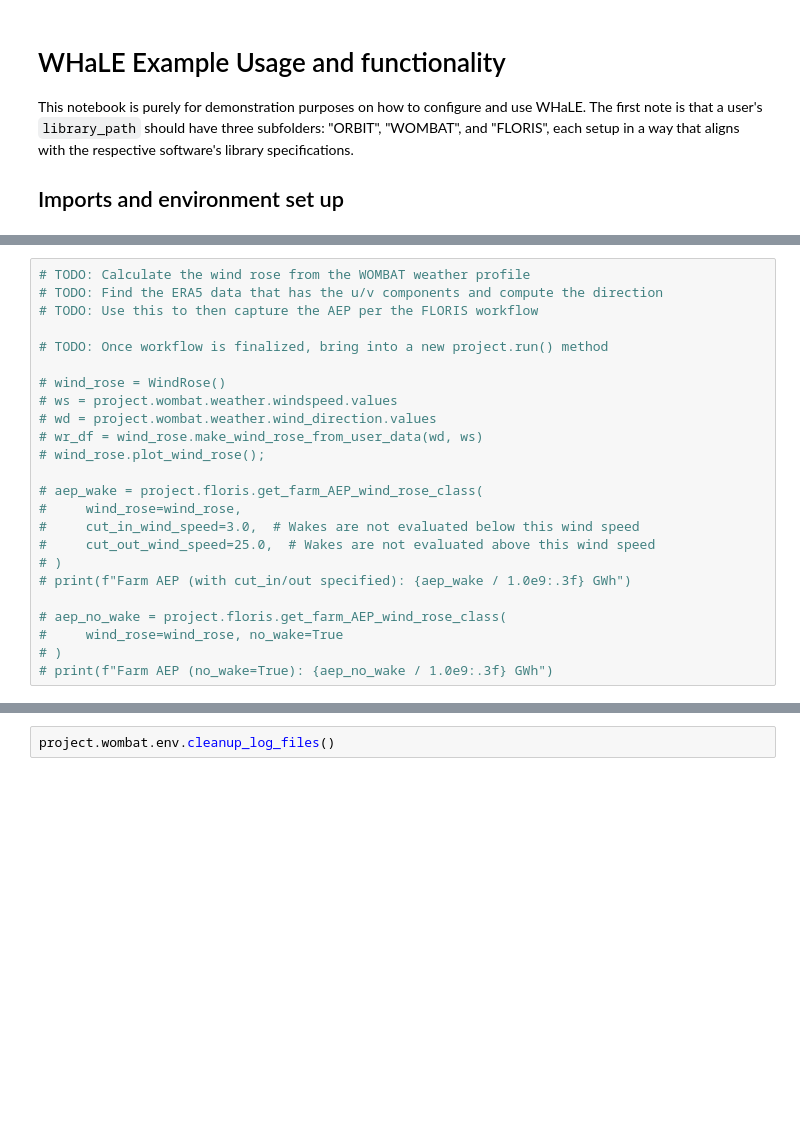
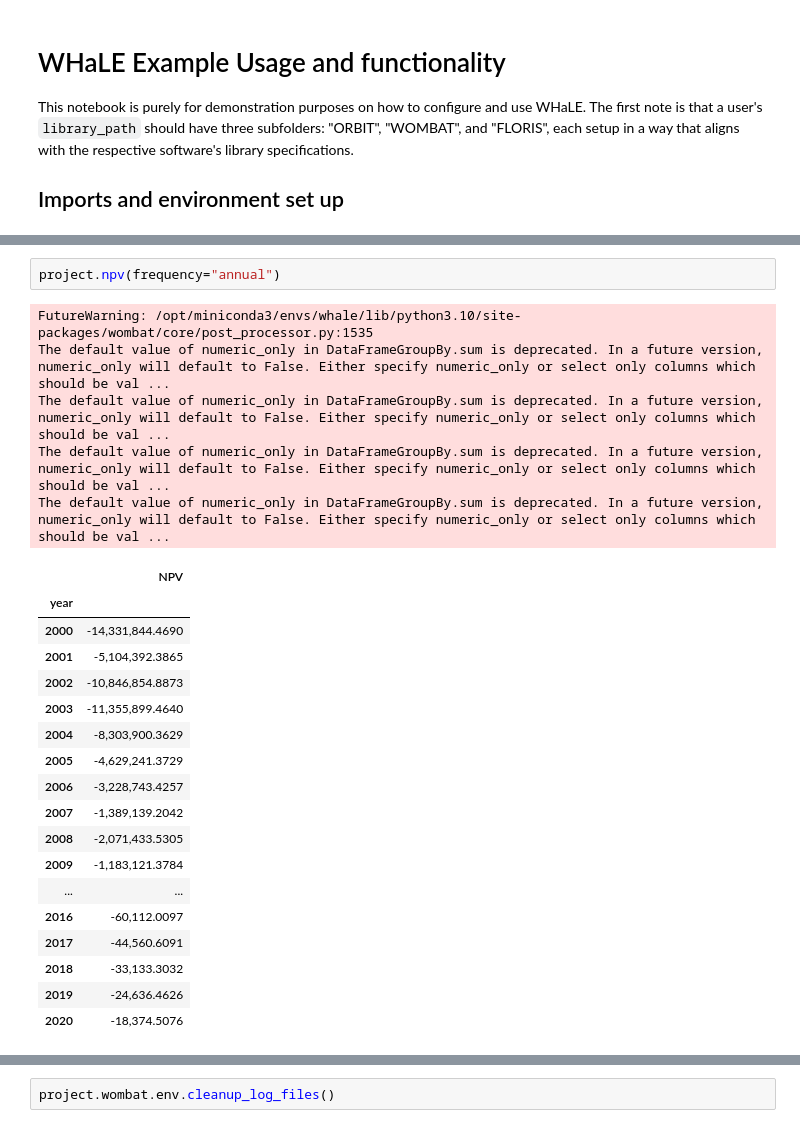
Before and after one commit to dmulash/wombat-upsizing-analysis, a Jupyter notebook: examples/How to Run WHaLe.ipynb, the cells around one changed output, grey strips where cells are left out. Drawn from its saved outputs; the diff is of its cells as text; blank space fills up the shorter version.

```diff
--- a/examples/How to Run WHaLe.ipynb
+++ b/examples/How to Run WHaLe.ipynb
@@ -89,24 +117,26 @@ The default value of numeric_only in DataFrameGroupBy.sum is deprecated. In a fu
 # %%
-# TODO: Calculate the wind rose from the WOMBAT weather profile
-# TODO: Find the ERA5 data that has the u/v components and compute the direction
-# TODO: Use this to then capture the AEP per the FLORIS workflow
-
-# TODO: Once workflow is finalized, bring into a new project.run() method
-
-# wind_rose = WindRose()
-# ws = project.wombat.weather.windspeed.values
-# wd = project.wombat.weather.wind_direction.values
-# wr_df = wind_rose.make_wind_rose_from_user_data(wd, ws)
-# wind_rose.plot_wind_rose();
-
-# aep_wake = project.floris.get_farm_AEP_wind_rose_class(
-#     wind_rose=wind_rose,
-#     cut_in_wind_speed=3.0,  # Wakes are not evaluated below this wind speed
-#     cut_out_wind_speed=25.0,  # Wakes are not evaluated above this wind speed
-# )
-# print(f"Farm AEP (with cut_in/out specified): {aep_wake / 1.0e9:.3f} GWh")
-
-# aep_no_wake = project.floris.get_farm_AEP_wind_rose_class(
-#     wind_rose=wind_rose, no_wake=True
-# )
-# print(f"Farm AEP (no_wake=True): {aep_no_wake / 1.0e9:.3f} GWh")
+project.npv(frequency="annual")
+# %% [output]
+FutureWarning: /opt/miniconda3/envs/whale/lib/python3.10/site-packages/wombat/core/post_processor.py:1535
+The default value of numeric_only in DataFrameGroupBy.sum is deprecated. In a future version, numeric_only will default to False. Either specify numeric_only or select only columns which should be val ...
+The default value of numeric_only in DataFrameGroupBy.sum is deprecated. In a future version, numeric_only will default to False. Either specify numeric_only or select only columns which should be val ...
+The default value of numeric_only in DataFrameGroupBy.sum is deprecated. In a future version, numeric_only will default to False. Either specify numeric_only or select only columns which should be val ...
+The default value of numeric_only in DataFrameGroupBy.sum is deprecated. In a future version, numeric_only will default to False. Either specify numeric_only or select only columns which should be val ...
+|  | NPV |
+| year |  |
+| 2000 | -14,331,844.4690 |
+| 2001 | -5,104,392.3865 |
+| 2002 | -10,846,854.8873 |
+| 2003 | -11,355,899.4640 |
+| 2004 | -8,303,900.3629 |
+| 2005 | -4,629,241.3729 |
+| 2006 | -3,228,743.4257 |
+| 2007 | -1,389,139.2042 |
+| 2008 | -2,071,433.5305 |
+| 2009 | -1,183,121.3784 |
+| ... | ... |
+| 2016 | -60,112.0097 |
+| 2017 | -44,560.6091 |
+| 2018 | -33,133.3032 |
+| 2019 | -24,636.4626 |
+| 2020 | -18,374.5076 |
```
Also changed, not shown: parts of 16 cells of this notebook, 3 other files.
